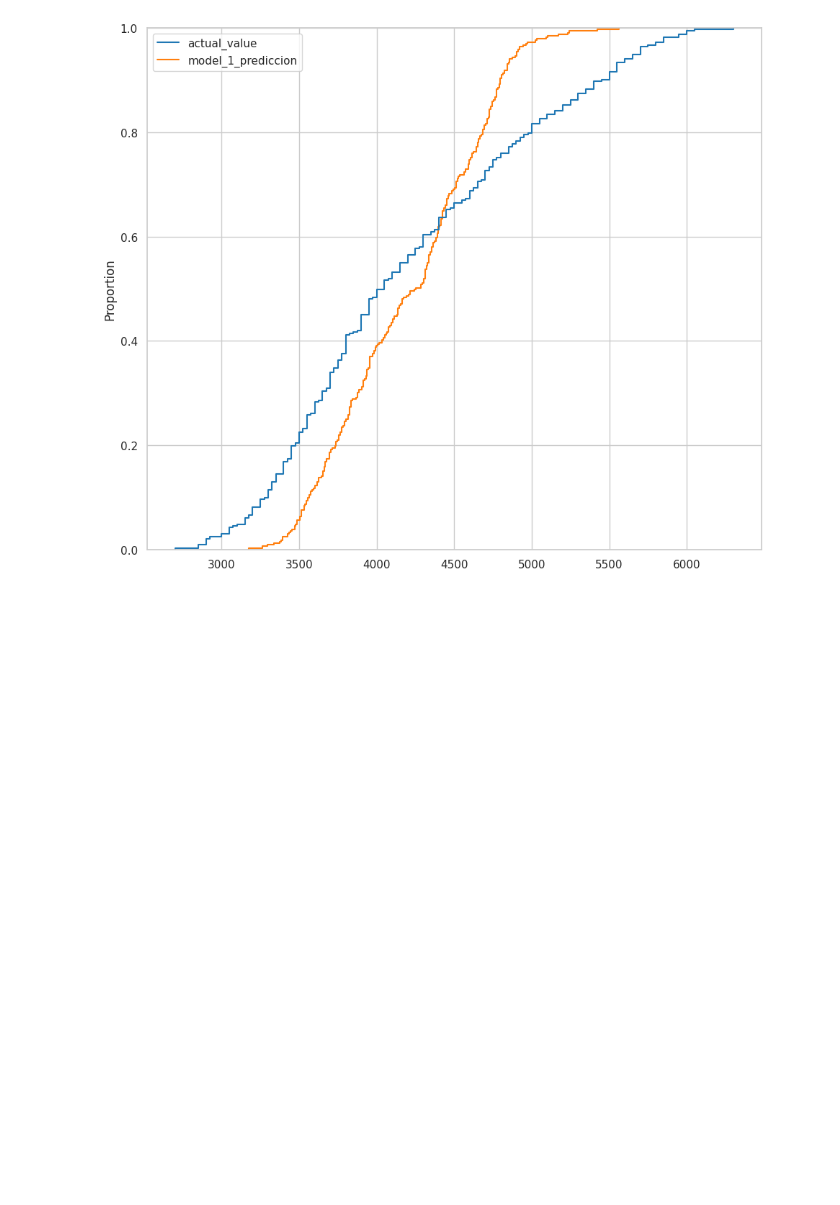
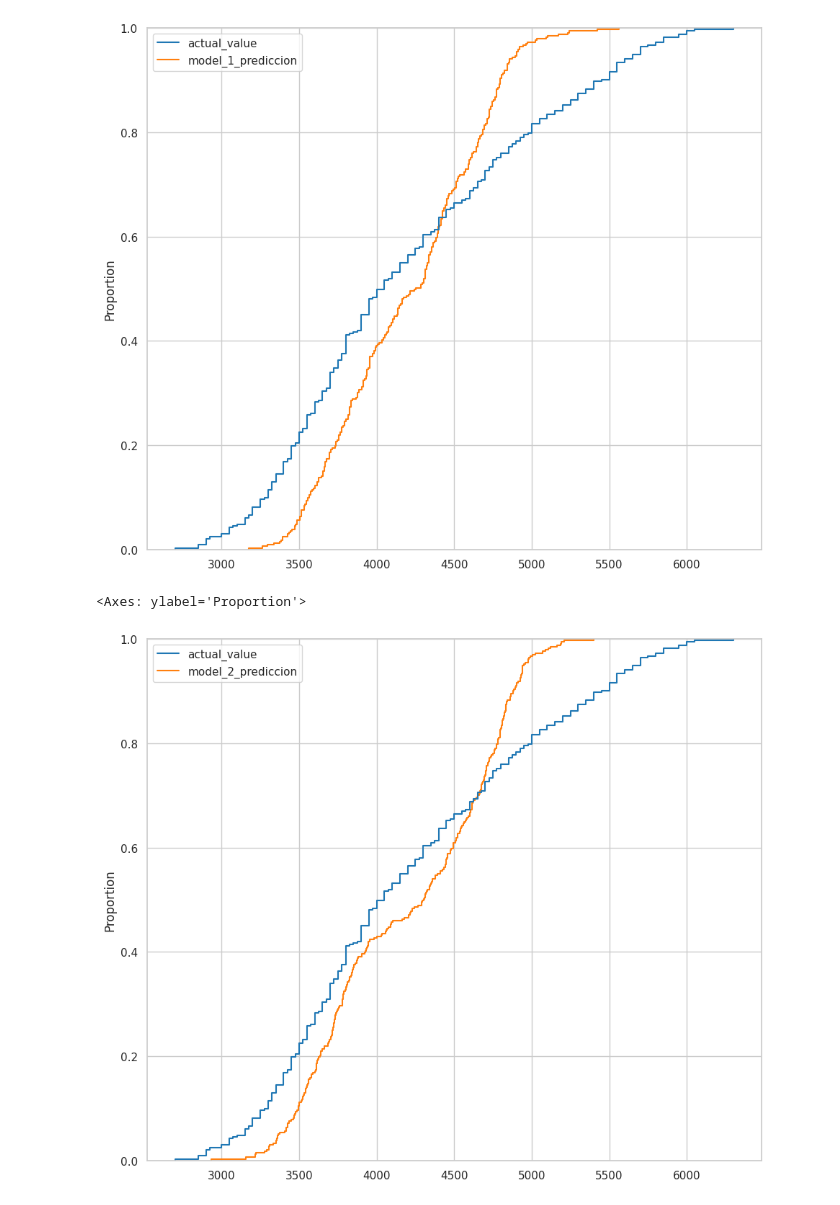
Before and after one commit to cesarmayta/BOOTCAMP_DSG1, a Jupyter notebook: dia2/05_regresion_lineal_multiple.ipynb, the cells around one changed output. Drawn from its saved outputs; the diff is of its cells as text; code cells hidden in the pictures; blank space fills up the shorter version.

```diff
--- a/dia2/05_regresion_lineal_multiple.ipynb
+++ b/dia2/05_regresion_lineal_multiple.ipynb
@@ -309,3 +309,9 @@ sns.ecdfplot(data=df_model_1_prediccion)
 # %% [output]
 <Axes: ylabel='Proportion'>
 [figure]
+# %%
+df_model_2_prediccion = models_result[['actual_value','model_2_prediccion']]
+sns.ecdfplot(data=df_model_2_prediccion)
+# %% [output]
+<Axes: ylabel='Proportion'>
+[figure, added]
```
Also changed, not shown: parts of 8 cells of this notebook.
